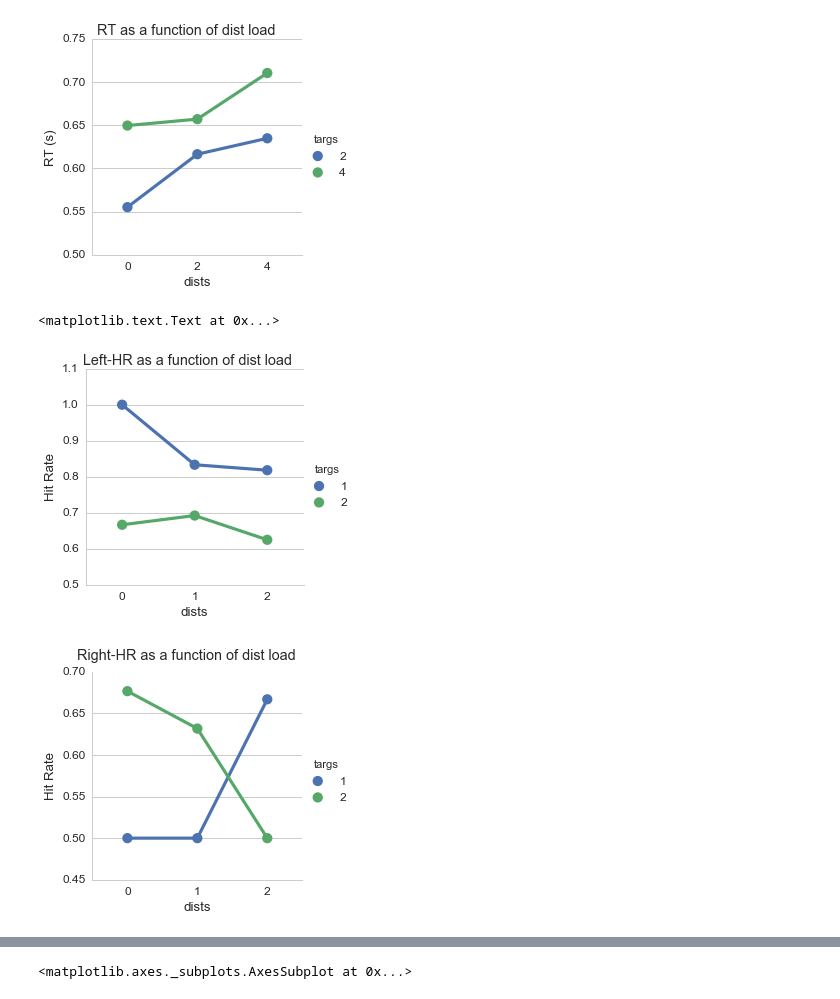
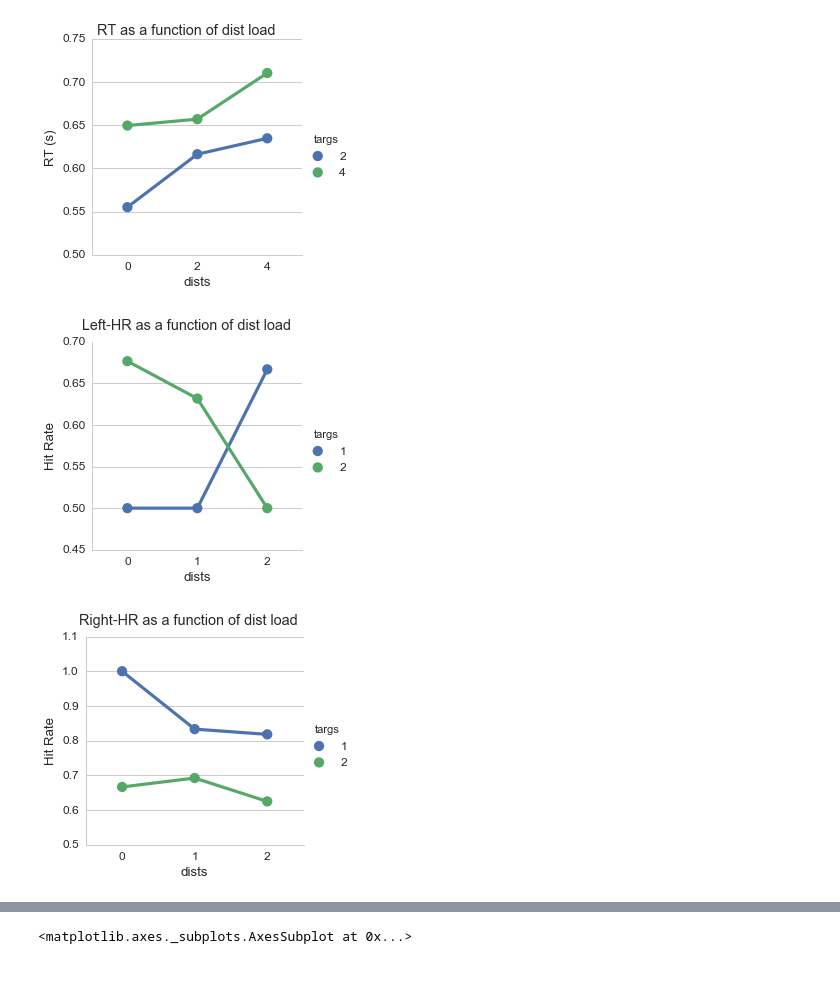
Before and after one commit to alexgonzl/tacs_vmw_alpha, a Jupyter notebook: dataVisualization.ipynb, the cells around one changed output, grey strips where cells are left out. Cells and saved outputs as stored; diff of their text form; code cells hidden in the pictures.

```diff
--- a/dataVisualization.ipynb
+++ b/dataVisualization.ipynb
@@ -79,15 +76,17 @@ for run in testRuns:
     for key in hemiConds:
         hemDataIndeces.append(str(run)+key)
 
-hemDataColumns = ['leftHitRate','rightHitRate']
+hemDataColumns = ['leftHitRate','rightHitRate','leftdPrime','rightdPrime']
 # %%
 hemData = pd.DataFrame()
 j = 0
 for sheet in dataSheets:
-    leftHits = leftHemHitRates(sheet)
-    rightHits = rightHemHitRates(sheet)
+    leftHits = hemHitRates(sheet, 'left')
+    rightHits = hemHitRates(sheet, 'right')
+    leftdPrimes = hemdPrime(sheet, 'left')
+    rightdPrimes = hemdPrime(sheet, 'right')
     for key in hemiConds:
-        row = pd.Series([rightHits[key],leftHits[key]],name=hemDataIndeces[j], index=hemDataColumns)
+        row = pd.Series([leftHits[key],rightHits[key],leftdPrimes[key],rightdPrimes[key]],name=hemDataIndeces[j], index=hemDataColumns)
         row['targs'] = str(hemiConds[key][0])
         row['dists'] = str(hemiConds[key][1])
         hemData = hemData.append(row)
@@ -95,14 +94,14 @@ for sheet in dataSheets:
 # %%
 leftHitGraph = sns.factorplot(data=hemData,x='dists',y='leftHitRate',hue='targs')
 leftHitGraph.set_axis_labels('dists', 'Hit Rate')
 leftHitGraph.fig.suptitle('Left-HR as a function of dist load')
+leftHitGraph.fig.subplots_adjust(top=.9)
 # %% [output]
-<matplotlib.text.Text at 0x...>
-[figure, old version]
+[figure, new version]
 # %%
 rightHitGraph = sns.factorplot(data=hemData,x='dists',y='rightHitRate',hue='targs')
 rightHitGraph.set_axis_labels('dists', 'Hit Rate')
 rightHitGraph.fig.suptitle('Right-HR as a function of dist load')
 rightHitGraph.fig.subplots_adjust(top=.9)
 # %% [output]
-[figure, old version]
+[figure, new version]
```
Also changed, not shown: parts of 3 cells of this notebook, 2 other files.
